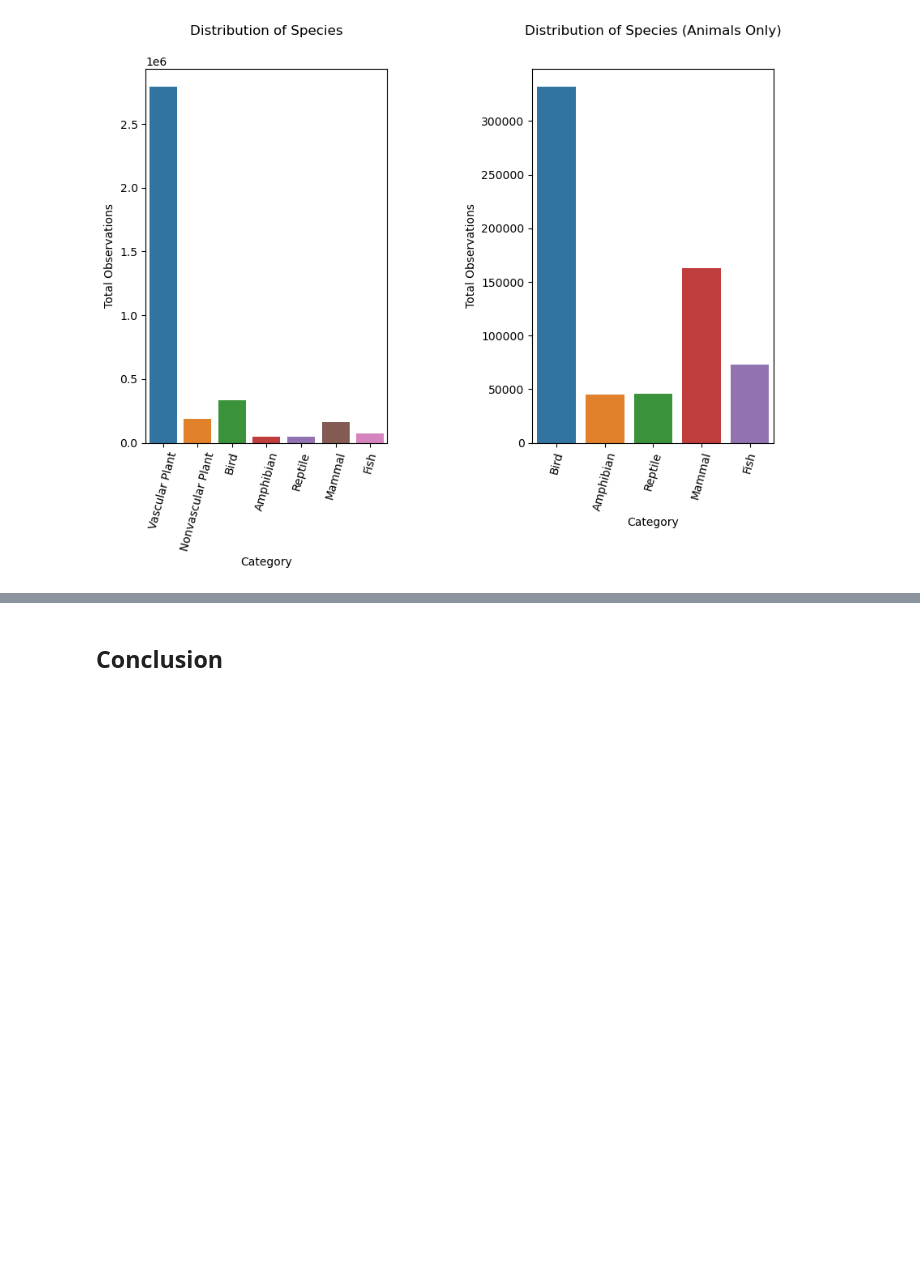
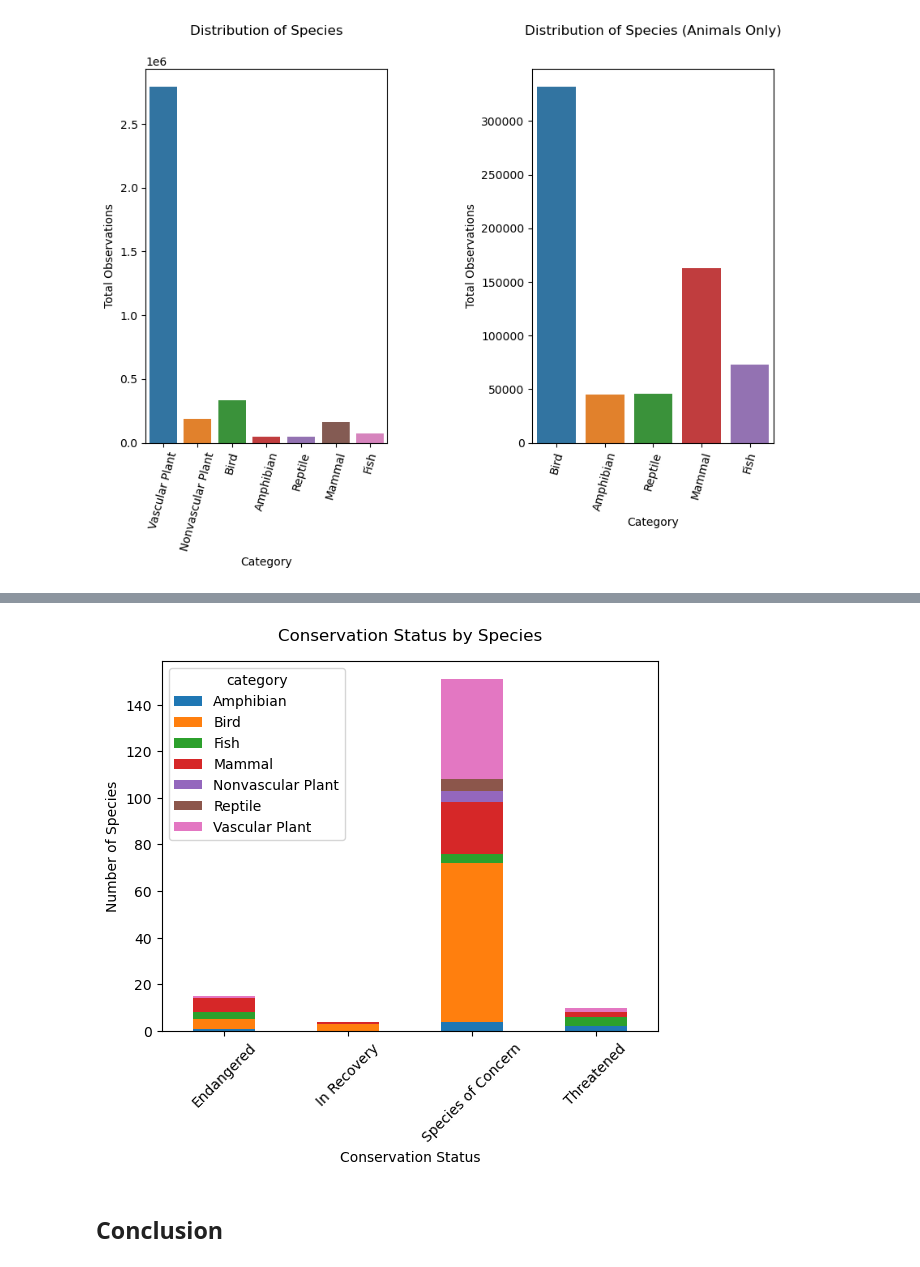
Before and after one commit to bruno-pezzolo/Codecademy-Biodiversity, a Jupyter notebook: notebook/biodiversity_analysis.ipynb, the cells around one changed output, grey strips where cells are left out. Saved outputs shown, nothing was run; the diff lists cells and outputs as text; code cells hidden in the pictures; blank space fills up the shorter version.

```diff
--- a/notebook/biodiversity_analysis.ipynb
+++ b/notebook/biodiversity_analysis.ipynb
@@ -198,0 +232,7 @@ plt.close('all')
+# %%
+conservation_categories = all_df[all_df['conservation_status'] != 'No Status']\
+    .groupby(['conservation_status', 'category'])\
+    ['scientific_name'].nunique()\
+    .unstack()
+
+conservation_categories
@@ -199,2 +246,14 @@ plt.close('all')
+# %%
+ax = conservation_categories.plot(kind= 'bar', stacked= True)
+
+plt.title('Conservation Status by Species', pad= 15)
+plt.xlabel('Conservation Status')
+plt.xticks(rotation= 45)
+plt.ylabel('Number of Species')
+
+plt.show()
+plt.close('all')
+# %% [output]
+[figure, added]
 # %% [markdown]
 ## Conclusion
```
Also changed, not shown: parts of 12 cells of this notebook.
